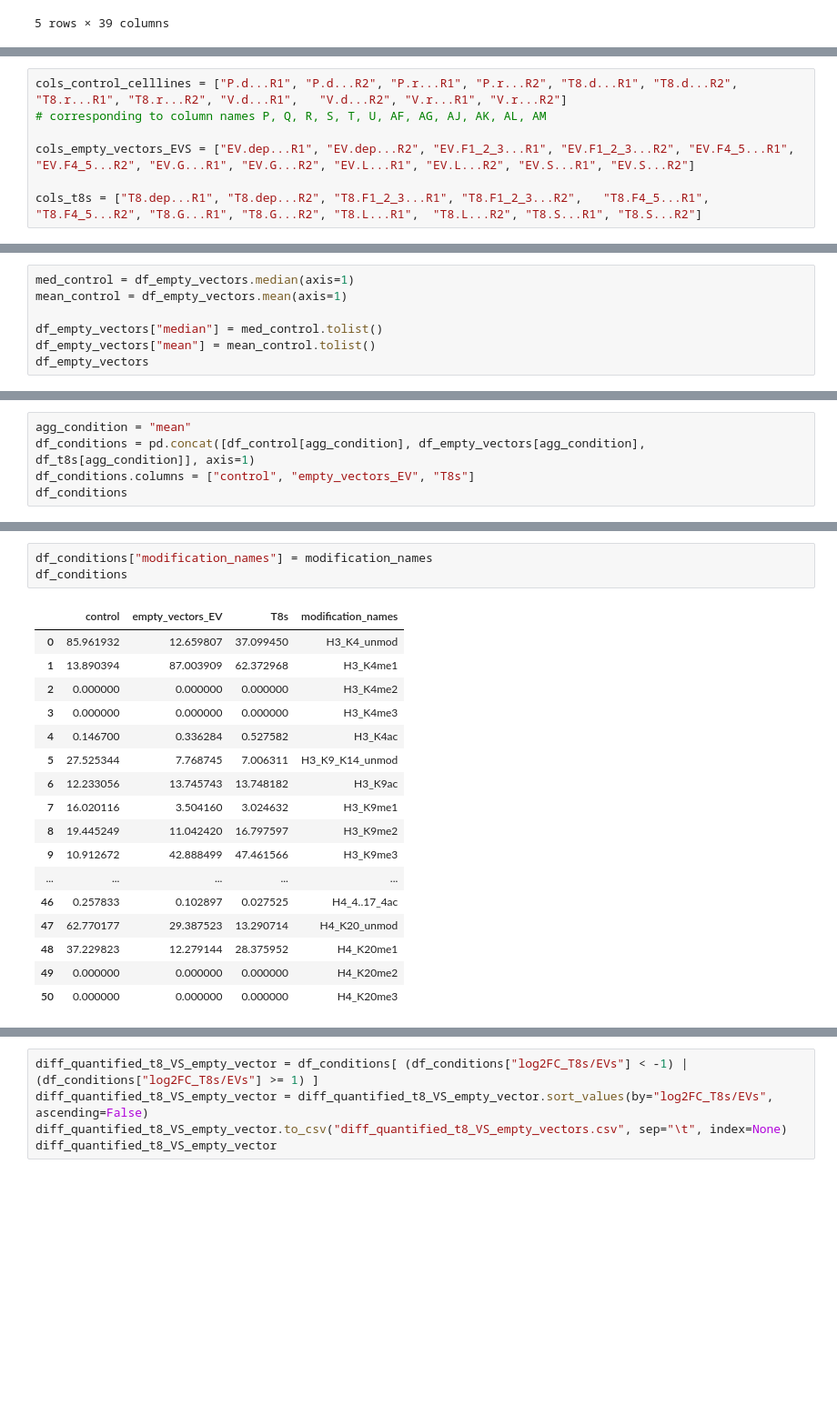
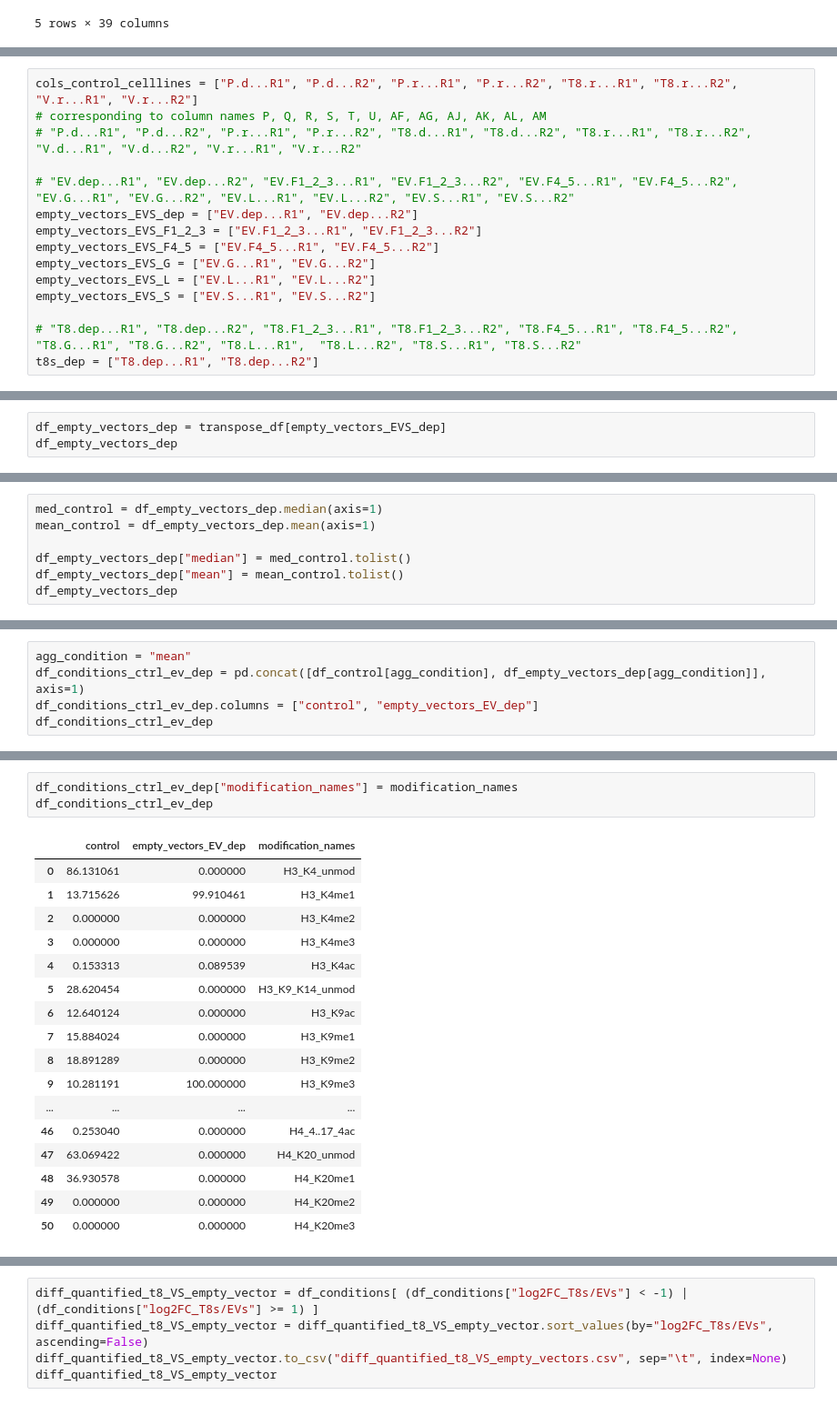
Before and after one commit to anuprulez/nanodiag_biomarker_prediction, a Jupyter notebook: ukfr_analysis/analyse_histone_mod_datapercbr_bySite.ipynb, the cells around one changed output, grey strips where cells are left out. Shown: that part at 91% size. Drawn from its saved outputs; the diff is of its cells as text; blank space fills up the shorter version.

```diff
--- a/ukfr_analysis/analyse_histone_mod_datapercbr_bySite.ipynb
+++ b/ukfr_analysis/analyse_histone_mod_datapercbr_bySite.ipynb
@@ -78,10 +81,18 @@ modification_names
 50             H4_K20me3
 Name: Unnamed: 0, dtype: object
 # %%
-cols_control_celllines = ["P.d...R1", "P.d...R2", "P.r...R1", "P.r...R2", "T8.d...R1", "T8.d...R2", "T8.r...R1", "T8.r...R2", "V.d...R1",	"V.d...R2", "V.r...R1", "V.r...R2"]
+cols_control_celllines = ["P.d...R1", "P.d...R2", "P.r...R1", "P.r...R2", "T8.r...R1", "T8.r...R2", "V.r...R1", "V.r...R2"]
 # corresponding to column names P, Q, R, S, T, U, AF, AG, AJ, AK, AL, AM
+# "P.d...R1", "P.d...R2", "P.r...R1", "P.r...R2", "T8.d...R1", "T8.d...R2", "T8.r...R1", "T8.r...R2", "V.d...R1", "V.d...R2", "V.r...R1", "V.r...R2"
 
-cols_empty_vectors_EVS = ["EV.dep...R1", "EV.dep...R2",	"EV.F1_2_3...R1", "EV.F1_2_3...R2", "EV.F4_5...R1", "EV.F4_5...R2", "EV.G...R1", "EV.G...R2", "EV.L...R1", "EV.L...R2", "EV.S...R1", "EV.S...R2"]
+# "EV.dep...R1", "EV.dep...R2",	"EV.F1_2_3...R1", "EV.F1_2_3...R2", "EV.F4_5...R1", "EV.F4_5...R2", "EV.G...R1", "EV.G...R2", "EV.L...R1", "EV.L...R2", "EV.S...R1", "EV.S...R2"
+empty_vectors_EVS_dep = ["EV.dep...R1", "EV.dep...R2"]
+empty_vectors_EVS_F1_2_3 = ["EV.F1_2_3...R1", "EV.F1_2_3...R2"]
+empty_vectors_EVS_F4_5 = ["EV.F4_5...R1", "EV.F4_5...R2"]
+empty_vectors_EVS_G = ["EV.G...R1", "EV.G...R2"]
+empty_vectors_EVS_L = ["EV.L...R1", "EV.L...R2"]
+empty_vectors_EVS_S = ["EV.S...R1", "EV.S...R2"]
 
-cols_t8s = ["T8.dep...R1", "T8.dep...R2", "T8.F1_2_3...R1", "T8.F1_2_3...R2",	"T8.F4_5...R1",	"T8.F4_5...R2",	"T8.G...R1", "T8.G...R2", "T8.L...R1",	"T8.L...R2", "T8.S...R1", "T8.S...R2"]
+# "T8.dep...R1", "T8.dep...R2", "T8.F1_2_3...R1", "T8.F1_2_3...R2",	"T8.F4_5...R1",	"T8.F4_5...R2",	"T8.G...R1", "T8.G...R2", "T8.L...R1",	"T8.L...R2", "T8.S...R1", "T8.S...R2"
+t8s_dep = ["T8.dep...R1", "T8.dep...R2"]
 # %%
@@ -171,0 +159,3 @@ df_empty_vectors
+# %%
+df_empty_vectors_dep = transpose_df[empty_vectors_EVS_dep]
+df_empty_vectors_dep
@@ -172,10 +180,10 @@ df_empty_vectors
 # %%
-med_control = df_empty_vectors.median(axis=1)
-mean_control = df_empty_vectors.mean(axis=1)
+med_control = df_empty_vectors_dep.median(axis=1)
+mean_control = df_empty_vectors_dep.mean(axis=1)
 
-df_empty_vectors["median"] = med_control.tolist()
-df_empty_vectors["mean"] = mean_control.tolist()
-df_empty_vectors
+df_empty_vectors_dep["median"] = med_control.tolist()
+df_empty_vectors_dep["mean"] = mean_control.tolist()
+df_empty_vectors_dep
 # %% [output]
 A value is trying to be set on a copy of a slice from a DataFrame.
 Try using .loc[row_indexer,col_indexer] = value instead
@@ -263,6 +225,6 @@ See the caveats in the documentation: https://pandas.pydata.org/pandas-docs/stab
 # %%
 agg_condition = "mean"
-df_conditions = pd.concat([df_control[agg_condition], df_empty_vectors[agg_condition], df_t8s[agg_condition]], axis=1)
-df_conditions.columns = ["control", "empty_vectors_EV", "T8s"]
-df_conditions
+df_conditions_ctrl_ev_dep = pd.concat([df_control[agg_condition], df_empty_vectors_dep[agg_condition]], axis=1)
+df_conditions_ctrl_ev_dep.columns = ["control", "empty_vectors_EV_dep"]
+df_conditions_ctrl_ev_dep
 # %% [output]
@@ -286,21 +248,21 @@ df_conditions
 # %%
-df_conditions["modification_names"] = modification_names
-df_conditions
+df_conditions_ctrl_ev_dep["modification_names"] = modification_names
+df_conditions_ctrl_ev_dep
 # %% [output]
-|  | control | empty_vectors_EV | T8s | modification_names |
-| 0 | 85.961932 | 12.659807 | 37.099450 | H3_K4_unmod |
-| 1 | 13.890394 | 87.003909 | 62.372968 | H3_K4me1 |
-| 2 | 0.000000 | 0.000000 | 0.000000 | H3_K4me2 |
-| 3 | 0.000000 | 0.000000 | 0.000000 | H3_K4me3 |
-| 4 | 0.146700 | 0.336284 | 0.527582 | H3_K4ac |
-| 5 | 27.525344 | 7.768745 | 7.006311 | H3_K9_K14_unmod |
-| 6 | 12.233056 | 13.745743 | 13.748182 | H3_K9ac |
-| 7 | 16.020116 | 3.504160 | 3.024632 | H3_K9me1 |
-| 8 | 19.445249 | 11.042420 | 16.797597 | H3_K9me2 |
-| 9 | 10.912672 | 42.888499 | 47.461566 | H3_K9me3 |
-| ... | ... | ... | ... | ... |
-| 46 | 0.257833 | 0.102897 | 0.027525 | H4_4..17_4ac |
-| 47 | 62.770177 | 29.387523 | 13.290714 | H4_K20_unmod |
-| 48 | 37.229823 | 12.279144 | 28.375952 | H4_K20me1 |
-| 49 | 0.000000 | 0.000000 | 0.000000 | H4_K20me2 |
-| 50 | 0.000000 | 0.000000 | 0.000000 | H4_K20me3 |
+|  | control | empty_vectors_EV_dep | modification_names |
+| 0 | 86.131061 | 0.000000 | H3_K4_unmod |
+| 1 | 13.715626 | 99.910461 | H3_K4me1 |
+| 2 | 0.000000 | 0.000000 | H3_K4me2 |
+| 3 | 0.000000 | 0.000000 | H3_K4me3 |
+| 4 | 0.153313 | 0.089539 | H3_K4ac |
+| 5 | 28.620454 | 0.000000 | H3_K9_K14_unmod |
+| 6 | 12.640124 | 0.000000 | H3_K9ac |
+| 7 | 15.884024 | 0.000000 | H3_K9me1 |
+| 8 | 18.891289 | 0.000000 | H3_K9me2 |
+| 9 | 10.281191 | 100.000000 | H3_K9me3 |
+| ... | ... | ... | ... |
+| 46 | 0.253040 | 0.000000 | H4_4..17_4ac |
+| 47 | 63.069422 | 0.000000 | H4_K20_unmod |
+| 48 | 36.930578 | 0.000000 | H4_K20me1 |
+| 49 | 0.000000 | 0.000000 | H4_K20me2 |
+| 50 | 0.000000 | 0.000000 | H4_K20me3 |
```
Also changed, not shown: parts of 18 cells of this notebook.
